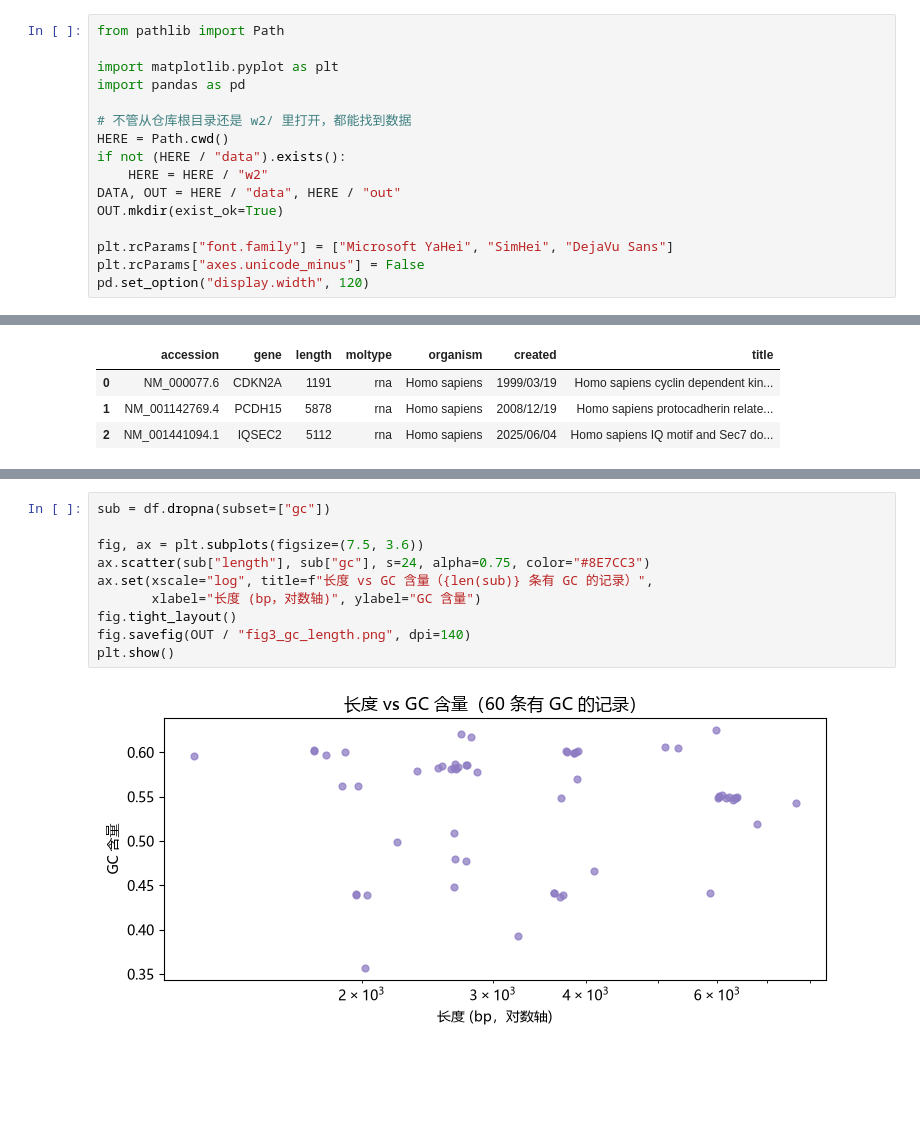
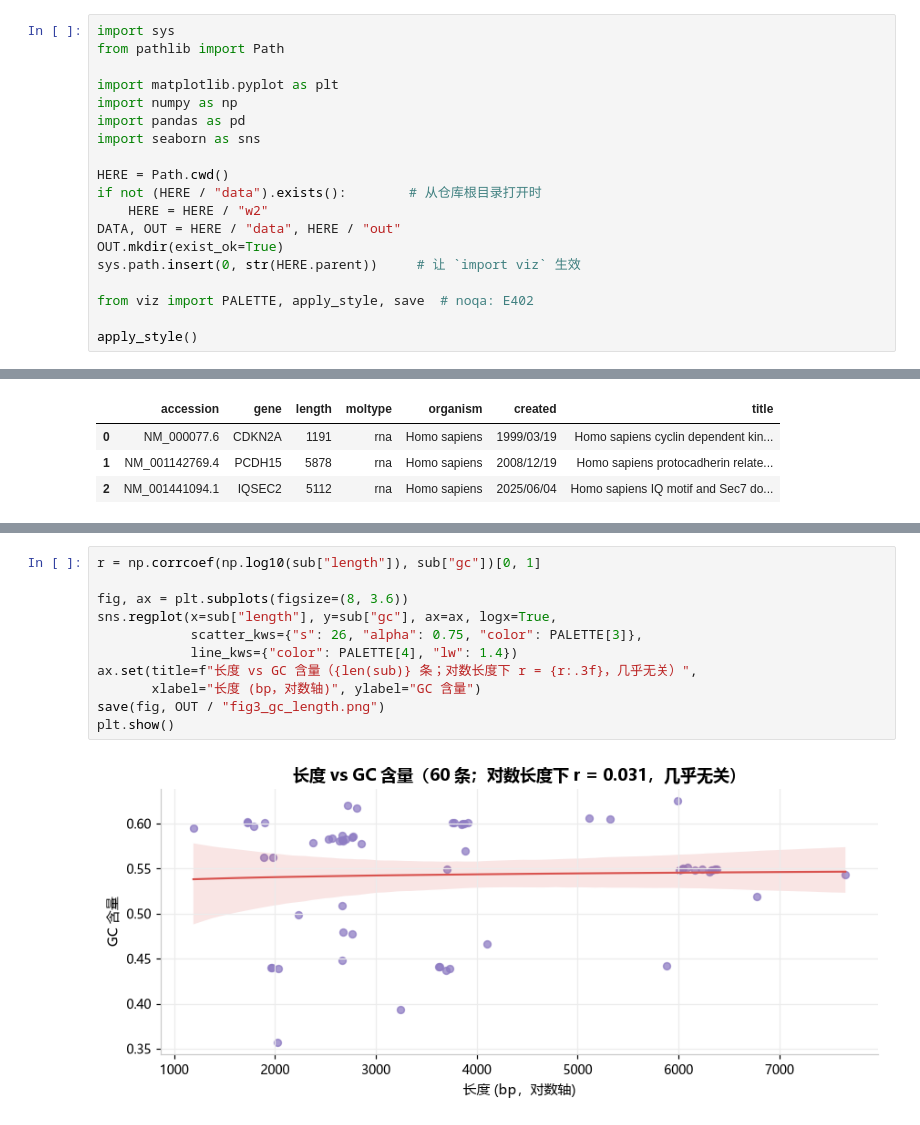
Before and after one commit to LXM-66/bio-ai-prep, a Jupyter notebook: w2/分析.ipynb, the cells around one changed output, grey strips where cells are left out. Drawn from its saved outputs; the diff is of its cells as text; blank space fills up the shorter version.

```diff
--- a/w2/分析.ipynb
+++ b/w2/分析.ipynb
@@ -8,17 +9,20 @@
 # %%
+import sys
 from pathlib import Path
 
 import matplotlib.pyplot as plt
+import numpy as np
 import pandas as pd
+import seaborn as sns
 
-# 不管从仓库根目录还是 w2/ 里打开，都能找到数据
 HERE = Path.cwd()
-if not (HERE / "data").exists():
+if not (HERE / "data").exists():        # 从仓库根目录打开时
     HERE = HERE / "w2"
 DATA, OUT = HERE / "data", HERE / "out"
 OUT.mkdir(exist_ok=True)
+sys.path.insert(0, str(HERE.parent))     # 让 `import viz` 生效
 
-plt.rcParams["font.family"] = ["Microsoft YaHei", "SimHei", "DejaVu Sans"]
-plt.rcParams["axes.unicode_minus"] = False
-pd.set_option("display.width", 120)
+from viz import PALETTE, apply_style, save  # noqa: E402
+
+apply_style()
 # %% [markdown]
@@ -97,12 +104,13 @@ plt.show()
 # %%
-sub = df.dropna(subset=["gc"])
+r = np.corrcoef(np.log10(sub["length"]), sub["gc"])[0, 1]
 
-fig, ax = plt.subplots(figsize=(7.5, 3.6))
-ax.scatter(sub["length"], sub["gc"], s=24, alpha=0.75, color="#8E7CC3")
-ax.set(xscale="log", title=f"长度 vs GC 含量（{len(sub)} 条有 GC 的记录）",
+fig, ax = plt.subplots(figsize=(8, 3.6))
+sns.regplot(x=sub["length"], y=sub["gc"], ax=ax, logx=True,
+            scatter_kws={"s": 26, "alpha": 0.75, "color": PALETTE[3]},
+            line_kws={"color": PALETTE[4], "lw": 1.4})
+ax.set(title=f"长度 vs GC 含量（{len(sub)} 条；对数长度下 r = {r:.3f}，几乎无关）",
        xlabel="长度 (bp，对数轴)", ylabel="GC 含量")
-fig.tight_layout()
-fig.savefig(OUT / "fig3_gc_length.png", dpi=140)
+save(fig, OUT / "fig3_gc_length.png")
 plt.show()
 # %% [output]
-[figure, old version]
+[figure, new version]
```
Also changed, not shown: parts of 15 cells of this notebook, 4 other files.
